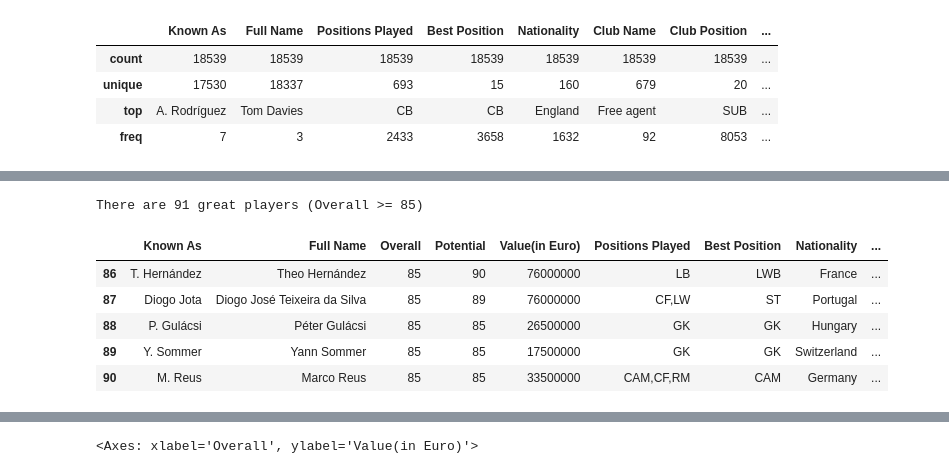
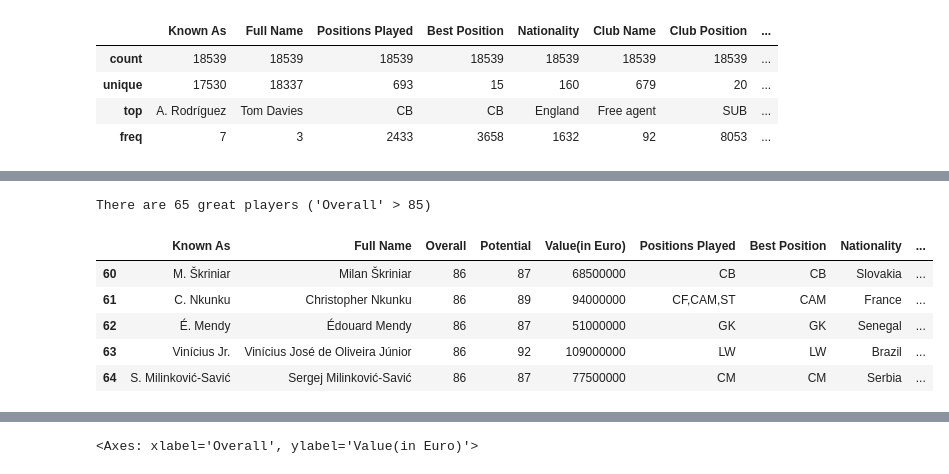
Before and after one commit to Simonmaignan/data-analysis-projects, a Jupyter notebook: projects/fifa-23-players/fifa23-players-explore.ipynb, the cells around one changed output, grey strips where cells are left out. Saved outputs shown, nothing was run; the diff lists cells and outputs as text; code cells hidden in the pictures.

```diff
--- a/projects/fifa-23-players/fifa23-players-explore.ipynb
+++ b/projects/fifa-23-players/fifa23-players-explore.ipynb
@@ -50,7 +74,8 @@ Number of NaN in data set = 0
 # %%
-# Drop columns without interest
+# Drop non relevant columns columns
 columns_to_drop: List[str] = []
-text_to_drop: List[str] = [
+# List of words contained in the columns name that we're not interested in.
+words_to_drop: List[str] = [
     "Image",
     # "Euro",
     # "Club",
@@ -58,7 +83,9 @@ text_to_drop: List[str] = [
     "Contract",
     "Release Clause",
 ]
-for text in text_to_drop:
+
+# Only keep the columns with a name that does not contain the non relevant words
+for text in words_to_drop:
     df_fifa_players = df_fifa_players.loc[
         :, ~df_fifa_players.columns.str.contains(text, case=False)
     ]
@@ -114,0 +163,3 @@ Name: count, dtype: int64
+# %%
+df_fifa_players.drop_duplicates(inplace=True)
+assert df_fifa_players.duplicated().sum() == 0
@@ -115,12 +195,12 @@ Name: count, dtype: int64
 # %%
-df_great_players = df_fifa_players[df_fifa_players["Overall"] >= 85]
-print(f"There are {len(df_great_players)} great players (Overall >= 85)")
+df_great_players = df_fifa_players[df_fifa_players["Overall"] > 85]
+print(f"There are {len(df_great_players)} great players ('Overall' > 85)")
 df_great_players.tail()
 # %% [output]
-There are 91 great players (Overall >= 85)
+There are 65 great players ('Overall' > 85)
 |  | Known As | Full Name | Overall | Potential | Value(in Euro) | Positions Played | Best Position | Nationality | ... |
-| 86 | T. Hernández | Theo Hernández | 85 | 90 | 76000000 | LB | LWB | France | ... |
-| 87 | Diogo Jota | Diogo José Teixeira da Silva | 85 | 89 | 76000000 | CF,LW | ST | Portugal | ... |
-| 88 | P. Gulácsi | Péter Gulácsi | 85 | 85 | 26500000 | GK | GK | Hungary | ... |
-| 89 | Y. Sommer | Yann Sommer | 85 | 85 | 17500000 | GK | GK | Switzerland | ... |
-| 90 | M. Reus | Marco Reus | 85 | 85 | 33500000 | CAM,CF,RM | CAM | Germany | ... |
+| 60 | M. Škriniar | Milan Škriniar | 86 | 87 | 68500000 | CB | CB | Slovakia | ... |
+| 61 | C. Nkunku | Christopher Nkunku | 86 | 89 | 94000000 | CF,CAM,ST | CAM | France | ... |
+| 62 | É. Mendy | Édouard Mendy | 86 | 87 | 51000000 | GK | GK | Senegal | ... |
+| 63 | Vinícius Jr. | Vinícius José de Oliveira Júnior | 86 | 92 | 109000000 | LW | LW | Brazil | ... |
+| 64 | S. Milinković-Savić | Sergej Milinković-Savić | 86 | 87 | 77500000 | CM | CM | Serbia | ... |
```
Also changed, not shown: parts of 23 cells of this notebook.
